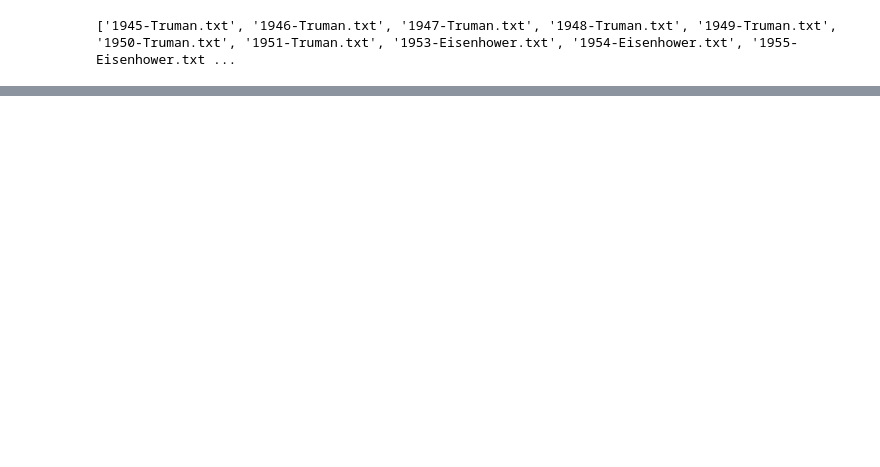
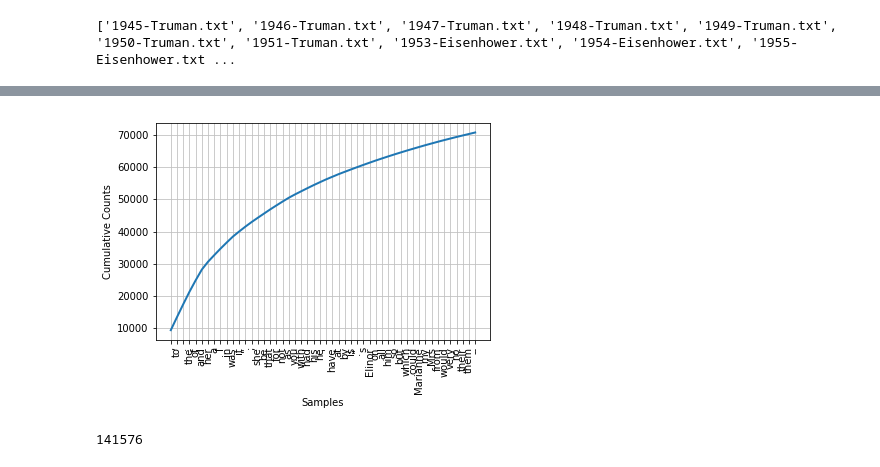
Before and after one commit to unmrds/cc-nlp, a Jupyter notebook: 02_NLTK_examples.ipynb, the cells around one changed output, grey strips where cells are left out. Drawn from its saved outputs; the diff is of its cells as text; code cells hidden in the pictures; blank space fills up the shorter version.

```diff
--- a/02_NLTK_examples.ipynb
+++ b/02_NLTK_examples.ipynb
@@ -19,0 +304,2 @@ print(state_union.fileids())
+# %%
+fdist2 = FreqDist(text2)
@@ -19,0 +338,8 @@ print(state_union.fileids())
+# %%
+fdist2.plot(50, cumulative=True)
+# %% [output]
+[figure, added]
+# %%
+len(text2)
+# %% [output]
+141576
```
Also changed, not shown: parts of 70 cells of this notebook.
